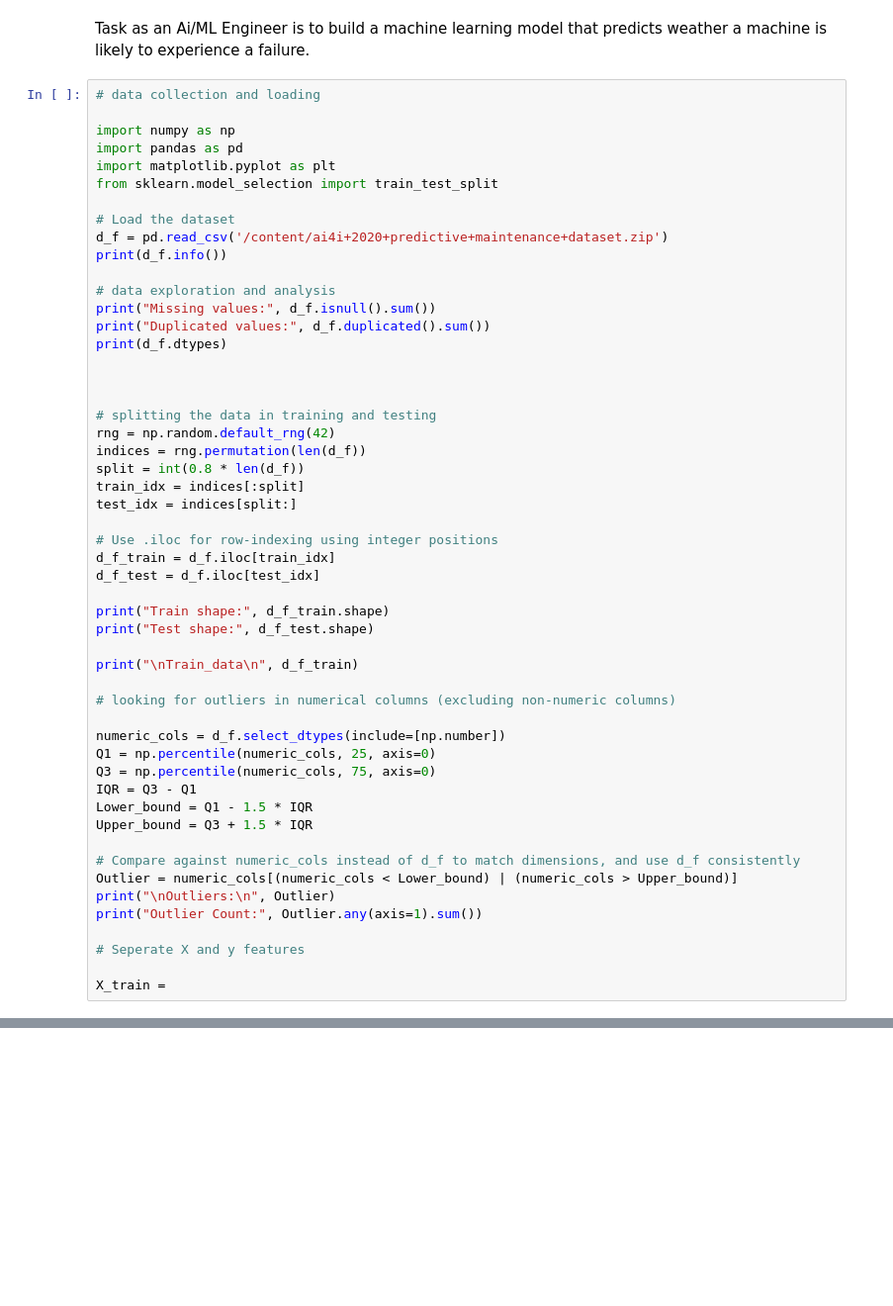
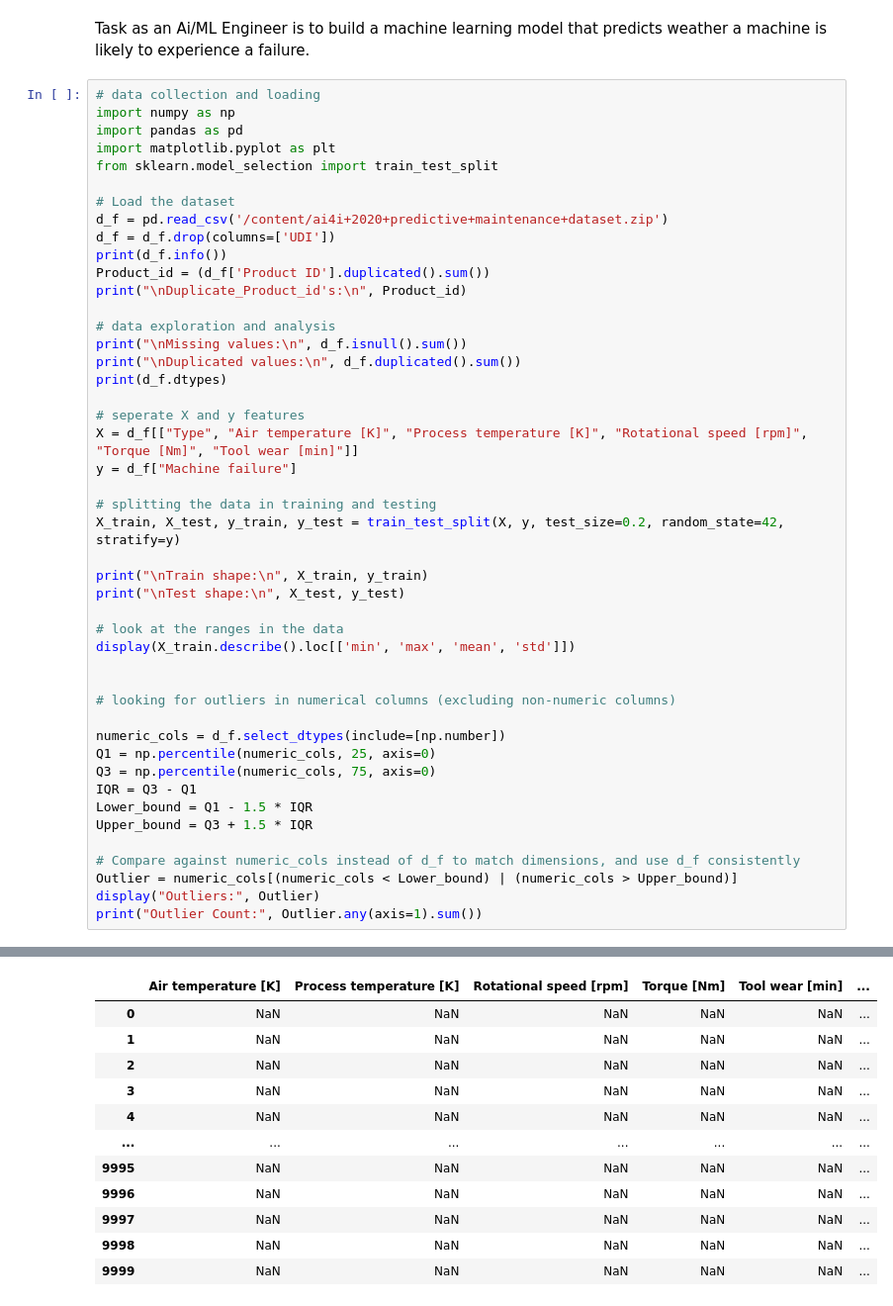
Before and after one commit to pika97/Predictive-Maintenence---Machine-Failure-Prediction, a Jupyter notebook: MLmodel_for_machiner_failure.ipynb, the cells around one changed output, grey strips where cells are left out. Shown at 99% size. Cells and saved outputs as stored; diff of their text form; blank space fills up the shorter version.

```diff
--- a/MLmodel_for_machiner_failure.ipynb
+++ b/MLmodel_for_machiner_failure.ipynb
@@ -36,7 +36,6 @@ To build, evaluate and compare supervised classification models, identify import
 Task as an Ai/ML Engineer is to build a machine learning model that predicts weather a machine is likely to experience a failure.
 # %%
 # data collection and loading
-
 import numpy as np
 import pandas as pd
 import matplotlib.pyplot as plt
@@ -44,30 +43,29 @@ from sklearn.model_selection import train_test_split
 
 # Load the dataset
 d_f = pd.read_csv('/content/ai4i+2020+predictive+maintenance+dataset.zip')
+d_f = d_f.drop(columns=['UDI'])
 print(d_f.info())
+Product_id = (d_f['Product ID'].duplicated().sum())
+print("\nDuplicate_Product_id's:\n", Product_id)
 
 # data exploration and analysis
-print("Missing values:", d_f.isnull().sum())
-print("Duplicated values:", d_f.duplicated().sum())
+print("\nMissing values:\n", d_f.isnull().sum())
+print("\nDuplicated values:\n", d_f.duplicated().sum())
 print(d_f.dtypes)
 
-
+# seperate X and y features
+X = d_f[["Type", "Air temperature [K]", "Process temperature [K]", "Rotational speed [rpm]", "Torque [Nm]", "Tool wear [min]"]]
+y = d_f["Machine failure"]
 
 # splitting the data in training and testing
-rng = np.random.default_rng(42)
-indices = rng.permutation(len(d_f))
-split = int(0.8 * len(d_f))
-train_idx = indices[:split]
-test_idx = indices[split:]
+X_train, X_test, y_train, y_test = train_test_split(X, y, test_size=0.2, random_state=42, stratify=y)
 
-# Use .iloc for row-indexing using integer positions
-d_f_train = d_f.iloc[train_idx]
-d_f_test = d_f.iloc[test_idx]
+print("\nTrain shape:\n", X_train, y_train)
+print("\nTest shape:\n", X_test, y_test)
 
-print("Train shape:", d_f_train.shape)
-print("Test shape:", d_f_test.shape)
+# look at the ranges in the data
+display(X_train.describe().loc[['min', 'max', 'mean', 'std']])
 
-print("\nTrain_data\n", d_f_train)
 
 # looking for outliers in numerical columns (excluding non-numeric columns)
 
@@ -80,12 +78,8 @@ Upper_bound = Q3 + 1.5 * IQR
 
 # Compare against numeric_cols instead of d_f to match dimensions, and use d_f consistently
 Outlier = numeric_cols[(numeric_cols < Lower_bound) | (numeric_cols > Upper_bound)]
-print("\nOutliers:\n", Outlier)
+display("Outliers:", Outlier)
 print("Outlier Count:", Outlier.any(axis=1).sum())
-
-# Seperate X and y features
-
-X_train =
 # %% [output]
 <class 'pandas.core.frame.DataFrame'>
 RangeIndex: 10000 entries, 0 to 9999
@@ -106,0 +107,12 @@ Outlier Count 744
+|  | Air temperature [K] | Process temperature [K] | Rotational speed [rpm] | Torque [Nm] | Tool wear [min] | ... |
+| 0 | NaN | NaN | NaN | NaN | NaN | ... |
+| 1 | NaN | NaN | NaN | NaN | NaN | ... |
+| 2 | NaN | NaN | NaN | NaN | NaN | ... |
+| 3 | NaN | NaN | NaN | NaN | NaN | ... |
+| 4 | NaN | NaN | NaN | NaN | NaN | ... |
+| ... | ... | ... | ... | ... | ... | ... |
+| 9995 | NaN | NaN | NaN | NaN | NaN | ... |
+| 9996 | NaN | NaN | NaN | NaN | NaN | ... |
+| 9997 | NaN | NaN | NaN | NaN | NaN | ... |
+| 9998 | NaN | NaN | NaN | NaN | NaN | ... |
+| 9999 | NaN | NaN | NaN | NaN | NaN | ... |
```
Also changed, not shown: parts of 3 cells of this notebook.
